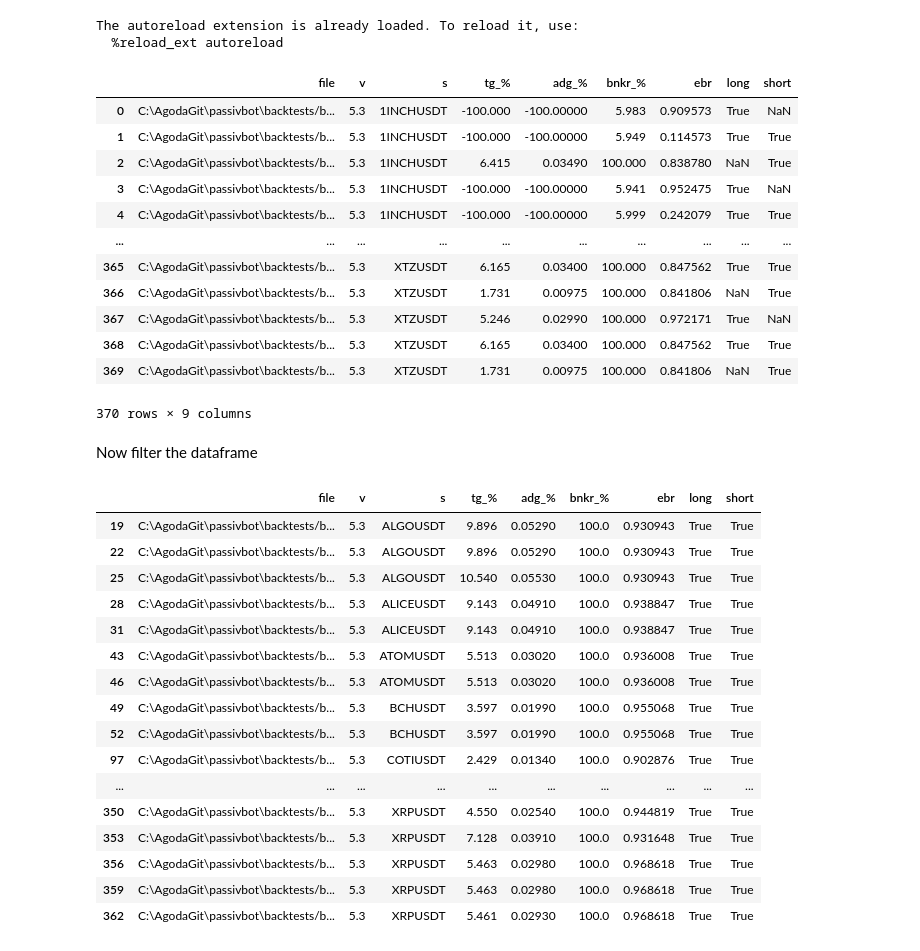
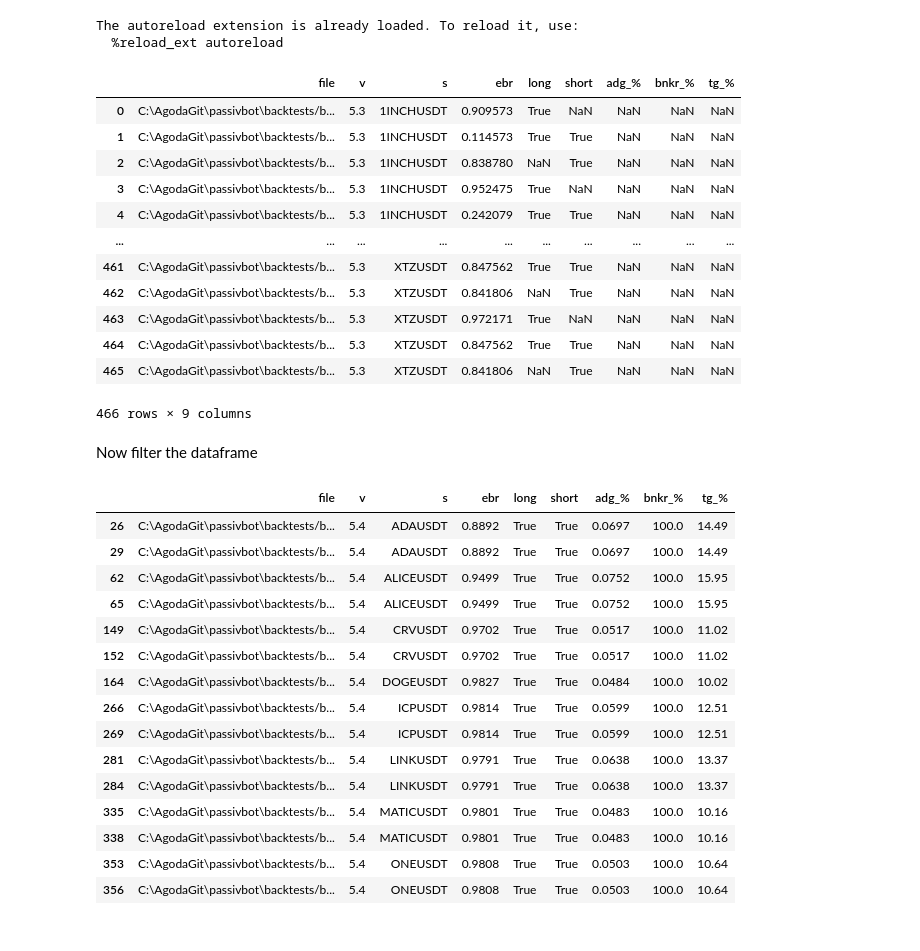
Before and after one commit to shroukkhan/passivbot, a Jupyter notebook: analyze_result.ipynb, the cells around one changed output. Drawn from its saved outputs; the diff is of its cells as text; code cells hidden in the pictures.

```diff
--- a/analyze_result.ipynb
+++ b/analyze_result.ipynb
@@ -27,16 +27,16 @@ for filename in files:
                     d['v'] = value
                 if key == 'Symbol':
                     d['s'] = value
-                if key == 'Total gain percentage':
+                if key == 'Total gain':
                     d['tg_%'] = float(value.replace('%', '').strip())
-                if key == 'Average daily gain percentage':
+                if key == 'Average daily gain':
                     d['adg_%'] = float(value.replace('%', '').strip())
-                if key == 'Closest bankruptcy percentage':
+                if key == 'Closest bankruptcy':
                     d['bnkr_%'] = float(value.replace('%', '').strip())
                 if key == 'Long':
-                    d['long'] = bool(value)
+                    d['long'] = bool(value) or False
                 if key == 'Short':
-                    d['short'] = bool(value)
+                    d['short'] = bool(value) or False
                 if key == 'Lowest equity/balance ratio':
                     d['ebr'] = float(value.replace('%', '').strip())
 
@@ -44,68 +44,71 @@ for filename in files:
 
 big_data
 # %% [output]
-|  | file | v | s | tg_% | adg_% | bnkr_% | ebr | long | short |
-| 0 | C:\AgodaGit\passivbot\backtests/b... | 5.3 | 1INCHUSDT | -100.000 | -100.00000 | 5.983 | 0.909573 | True | NaN |
-| 1 | C:\AgodaGit\passivbot\backtests/b... | 5.3 | 1INCHUSDT | -100.000 | -100.00000 | 5.949 | 0.114573 | True | True |
-| 2 | C:\AgodaGit\passivbot\backtests/b... | 5.3 | 1INCHUSDT | 6.415 | 0.03490 | 100.000 | 0.838780 | NaN | True |
-| 3 | C:\AgodaGit\passivbot\backtests/b... | 5.3 | 1INCHUSDT | -100.000 | -100.00000 | 5.941 | 0.952475 | True | NaN |
-| 4 | C:\AgodaGit\passivbot\backtests/b... | 5.3 | 1INCHUSDT | -100.000 | -100.00000 | 5.999 | 0.242079 | True | True |
+|  | file | v | s | ebr | long | short | adg_% | bnkr_% | tg_% |
+| 0 | C:\AgodaGit\passivbot\backtests/b... | 5.3 | 1INCHUSDT | 0.909573 | True | NaN | NaN | NaN | NaN |
+| 1 | C:\AgodaGit\passivbot\backtests/b... | 5.3 | 1INCHUSDT | 0.114573 | True | True | NaN | NaN | NaN |
+| 2 | C:\AgodaGit\passivbot\backtests/b... | 5.3 | 1INCHUSDT | 0.838780 | NaN | True | NaN | NaN | NaN |
+| 3 | C:\AgodaGit\passivbot\backtests/b... | 5.3 | 1INCHUSDT | 0.952475 | True | NaN | NaN | NaN | NaN |
+| 4 | C:\AgodaGit\passivbot\backtests/b... | 5.3 | 1INCHUSDT | 0.242079 | True | True | NaN | NaN | NaN |
 | ... | ... | ... | ... | ... | ... | ... | ... | ... | ... |
-| 365 | C:\AgodaGit\passivbot\backtests/b... | 5.3 | XTZUSDT | 6.165 | 0.03400 | 100.000 | 0.847562 | True | True |
-| 366 | C:\AgodaGit\passivbot\backtests/b... | 5.3 | XTZUSDT | 1.731 | 0.00975 | 100.000 | 0.841806 | NaN | True |
-| 367 | C:\AgodaGit\passivbot\backtests/b... | 5.3 | XTZUSDT | 5.246 | 0.02990 | 100.000 | 0.972171 | True | NaN |
-| 368 | C:\AgodaGit\passivbot\backtests/b... | 5.3 | XTZUSDT | 6.165 | 0.03400 | 100.000 | 0.847562 | True | True |
-| 369 | C:\AgodaGit\passivbot\backtests/b... | 5.3 | XTZUSDT | 1.731 | 0.00975 | 100.000 | 0.841806 | NaN | True |
+| 461 | C:\AgodaGit\passivbot\backtests/b... | 5.3 | XTZUSDT | 0.847562 | True | True | NaN | NaN | NaN |
+| 462 | C:\AgodaGit\passivbot\backtests/b... | 5.3 | XTZUSDT | 0.841806 | NaN | True | NaN | NaN | NaN |
+| 463 | C:\AgodaGit\passivbot\backtests/b... | 5.3 | XTZUSDT | 0.972171 | True | NaN | NaN | NaN | NaN |
+| 464 | C:\AgodaGit\passivbot\backtests/b... | 5.3 | XTZUSDT | 0.847562 | True | True | NaN | NaN | NaN |
+| 465 | C:\AgodaGit\passivbot\backtests/b... | 5.3 | XTZUSDT | 0.841806 | NaN | True | NaN | NaN | NaN |
-370 rows × 9 columns
+466 rows × 9 columns
 # %% [markdown]
 Now filter the dataframe
 # %%
 allowed_symbols = ["ETHUSDT", "XRPUSDT", "1000SHIBUSDT", "DOGEUSDT", "ADAUSDT",
                    "BNBUSDT", "MATICUSDT", "DOTUSDT", "SANDUSDT", "FTMUSDT",
                    "LTCUSDT", "LINKUSDT", "MANAUSDT", "ETCUSDT", "EOSUSDT",
                    "ATOMUSDT", "FILUSDT", "ICPUSDT", "ALICEUSDT", "LRCUSDT",
                    "BCHUSDT", "SUSHIUSDT", "XTZUSDT", "THETAUSDT", "CRVUSDT",
                    "ALGOUSDT", "CHZUSDT", "TRXUSDT", "VETUSDT", "CHRUSDT",
                    "ONEUSDT", "OMGUSDT", "XLMUSDT", "RUNEUSDT", "ENJUSDT",
                    "CELRUSDT", "SXPUSDT", "1INCHUSDT", "SRMUSDT", "COTIUSDT",
                    "ZECUSDT", "QTUMUSDT", "GRTUSDT", "DENTUSDT", "SFPUSDT",
                    "STORJUSDT", "IOTAUSDT", "HOTUSDT", "NEOUSDT", "COMPUSDT",
                    "LINAUSDT", "KAVAUSDT", "BATUSDT", "WAVESUSDT", "IOSTUSDT",
                    "ALPHAUSDT", "RLCUSDT", "HBARUSDT", "DODOUSDT", "XMRUSDT",
                    "SNXUSDT", "ANKRUSDT", "DASHUSDT", "REEFUSDT", "ZENUSDT",
                    "CVCUSDT", "RENUSDT", "ICXUSDT", "RSRUSDT", "SKLUSDT",
                    "NKNUSDT", "BELUSDT", "ONTUSDT", "OGNUSDT", "BLZUSDT",
                    "MTLUSDT", "CTKUSDT", "RVNUSDT", "LITUSDT", "MKRUSDT",
                    "OCEANUSDT", "ZILUSDT", "UNFIUSDT", "BANDUSDT", "YFIIUSDT",
                    "TOMOUSDT", "TRBUSDT", "KNCUSDT", "STMXUSDT", "ZRXUSDT",
                    "SCUSDT", "AKROUSDT", "XEMUSDT", "FLMUSDT", "BALUSDT",
                    "BTSUSDT", "DGBUSDT", "DEFIUSDT"]
 
 #allowed_symbols = ['ETHUSDT']
 
 df = big_data[(big_data.s.isin(allowed_symbols)) &
               (big_data['bnkr_%'] > 95.0) &
-              #(big_data['tg_%'] > 10) &
-              (big_data['v'] == '5.3') & (big_data['long'] == True) & (big_data['short'] == True) & (big_data['ebr'] > .9)]
+              (big_data['tg_%'] > 10) &
+              (big_data['v'] == '5.4')
+              & (big_data['long'] == True)
+              & (big_data['short'] == True)
+              & (big_data['ebr'] > .85)
+            ]
 df
 # %% [output]
-|  | file | v | s | tg_% | adg_% | bnkr_% | ebr | long | short |
-| 19 | C:\AgodaGit\passivbot\backtests/b... | 5.3 | ALGOUSDT | 9.896 | 0.05290 | 100.0 | 0.930943 | True | True |
-| 22 | C:\AgodaGit\passivbot\backtests/b... | 5.3 | ALGOUSDT | 9.896 | 0.05290 | 100.0 | 0.930943 | True | True |
-| 25 | C:\AgodaGit\passivbot\backtests/b... | 5.3 | ALGOUSDT | 10.540 | 0.05530 | 100.0 | 0.930943 | True | True |
-| 28 | C:\AgodaGit\passivbot\backtests/b... | 5.3 | ALICEUSDT | 9.143 | 0.04910 | 100.0 | 0.938847 | True | True |
-| 31 | C:\AgodaGit\passivbot\backtests/b... | 5.3 | ALICEUSDT | 9.143 | 0.04910 | 100.0 | 0.938847 | True | True |
-| 43 | C:\AgodaGit\passivbot\backtests/b... | 5.3 | ATOMUSDT | 5.513 | 0.03020 | 100.0 | 0.936008 | True | True |
-| 46 | C:\AgodaGit\passivbot\backtests/b... | 5.3 | ATOMUSDT | 5.513 | 0.03020 | 100.0 | 0.936008 | True | True |
-| 49 | C:\AgodaGit\passivbot\backtests/b... | 5.3 | BCHUSDT | 3.597 | 0.01990 | 100.0 | 0.955068 | True | True |
-| 52 | C:\AgodaGit\passivbot\backtests/b... | 5.3 | BCHUSDT | 3.597 | 0.01990 | 100.0 | 0.955068 | True | True |
-| 97 | C:\AgodaGit\passivbot\backtests/b... | 5.3 | COTIUSDT | 2.429 | 0.01340 | 100.0 | 0.902876 | True | True |
-| ... | ... | ... | ... | ... | ... | ... | ... | ... | ... |
-| 350 | C:\AgodaGit\passivbot\backtests/b... | 5.3 | XRPUSDT | 4.550 | 0.02540 | 100.0 | 0.944819 | True | True |
-| 353 | C:\AgodaGit\passivbot\backtests/b... | 5.3 | XRPUSDT | 7.128 | 0.03910 | 100.0 | 0.931648 | True | True |
-| 356 | C:\AgodaGit\passivbot\backtests/b... | 5.3 | XRPUSDT | 5.463 | 0.02980 | 100.0 | 0.968618 | True | True |
-| 359 | C:\AgodaGit\passivbot\backtests/b... | 5.3 | XRPUSDT | 5.463 | 0.02980 | 100.0 | 0.968618 | True | True |
-| 362 | C:\AgodaGit\passivbot\backtests/b... | 5.3 | XRPUSDT | 5.461 | 0.02930 | 100.0 | 0.968618 | True | True |
+|  | file | v | s | ebr | long | short | adg_% | bnkr_% | tg_% |
+| 26 | C:\AgodaGit\passivbot\backtests/b... | 5.4 | ADAUSDT | 0.8892 | True | True | 0.0697 | 100.0 | 14.49 |
+| 29 | C:\AgodaGit\passivbot\backtests/b... | 5.4 | ADAUSDT | 0.8892 | True | True | 0.0697 | 100.0 | 14.49 |
+| 62 | C:\AgodaGit\passivbot\backtests/b... | 5.4 | ALICEUSDT | 0.9499 | True | True | 0.0752 | 100.0 | 15.95 |
+| 65 | C:\AgodaGit\passivbot\backtests/b... | 5.4 | ALICEUSDT | 0.9499 | True | True | 0.0752 | 100.0 | 15.95 |
+| 149 | C:\AgodaGit\passivbot\backtests/b... | 5.4 | CRVUSDT | 0.9702 | True | True | 0.0517 | 100.0 | 11.02 |
+| 152 | C:\AgodaGit\passivbot\backtests/b... | 5.4 | CRVUSDT | 0.9702 | True | True | 0.0517 | 100.0 | 11.02 |
+| 164 | C:\AgodaGit\passivbot\backtests/b... | 5.4 | DOGEUSDT | 0.9827 | True | True | 0.0484 | 100.0 | 10.02 |
+| 266 | C:\AgodaGit\passivbot\backtests/b... | 5.4 | ICPUSDT | 0.9814 | True | True | 0.0599 | 100.0 | 12.51 |
+| 269 | C:\AgodaGit\passivbot\backtests/b... | 5.4 | ICPUSDT | 0.9814 | True | True | 0.0599 | 100.0 | 12.51 |
+| 281 | C:\AgodaGit\passivbot\backtests/b... | 5.4 | LINKUSDT | 0.9791 | True | True | 0.0638 | 100.0 | 13.37 |
+| 284 | C:\AgodaGit\passivbot\backtests/b... | 5.4 | LINKUSDT | 0.9791 | True | True | 0.0638 | 100.0 | 13.37 |
+| 335 | C:\AgodaGit\passivbot\backtests/b... | 5.4 | MATICUSDT | 0.9801 | True | True | 0.0483 | 100.0 | 10.16 |
+| 338 | C:\AgodaGit\passivbot\backtests/b... | 5.4 | MATICUSDT | 0.9801 | True | True | 0.0483 | 100.0 | 10.16 |
+| 353 | C:\AgodaGit\passivbot\backtests/b... | 5.4 | ONEUSDT | 0.9808 | True | True | 0.0503 | 100.0 | 10.64 |
+| 356 | C:\AgodaGit\passivbot\backtests/b... | 5.4 | ONEUSDT | 0.9808 | True | True | 0.0503 | 100.0 | 10.64 |
 # %%
 df.drop_duplicates(subset=['s', 'tg_%', 'bnkr_%', 'ebr', 'long', 'short'], keep='first' ,inplace=True)
 df
```
Also changed, not shown: parts of 1 cell of this notebook, 6 other files.
